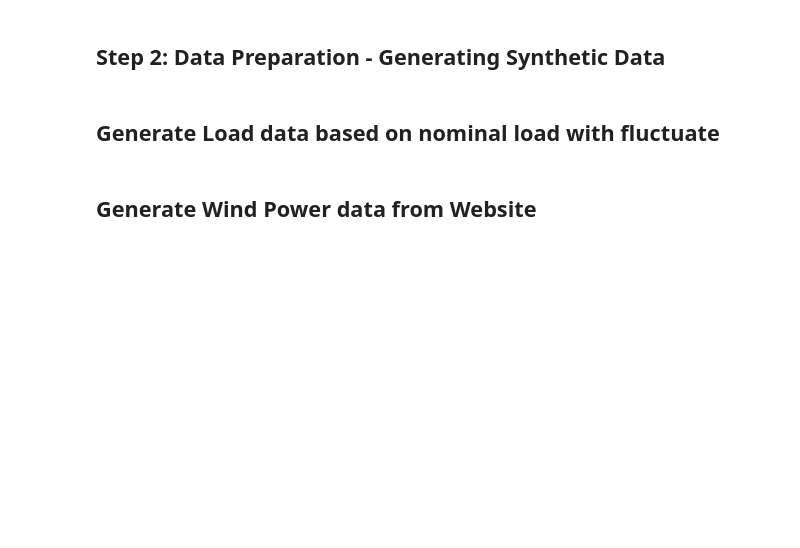
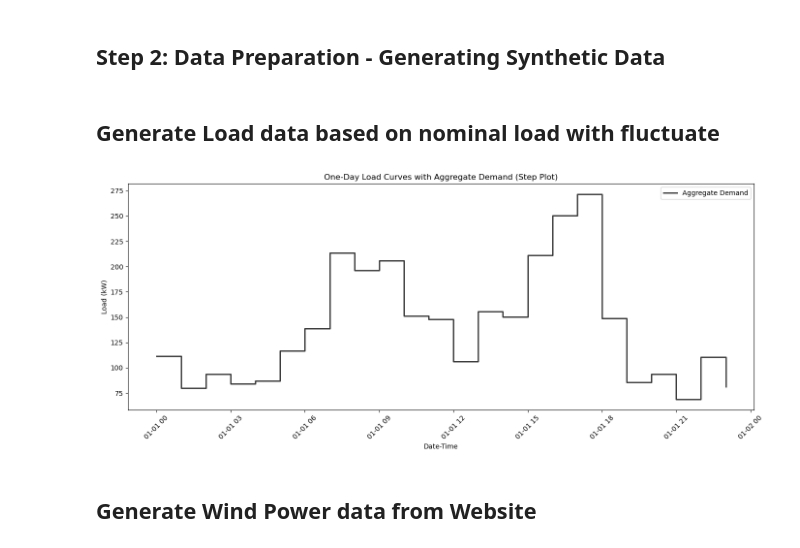
Before and after one commit to s240113/MLA2, a Jupyter notebook: A2.ipynb, the cells around one changed output. Cells and saved outputs as stored; diff of their text form; code cells hidden in the pictures; blank space fills up the shorter version.

Commit message:
generated load data

```diff
--- a/A2.ipynb
+++ b/A2.ipynb
@@ -26,31 +26,76 @@ import matplotlib.pyplot as plt
 # %%
 import numpy as np
 import pandas as pd
+import matplotlib.pyplot as plt
 
 # Define constants
 nominal_load_1 = 56
 nominal_load_2 = 112
 nominal_load_3 = 112
 hours_per_year = 365 * 24
 
-# Adding sinusoidal daily cycle and random noise for variability
-time = np.arange(hours_per_year)
-daily_cycle = 0.2 * np.sin(2 * np.pi * time / 24)  # Daily sinusoidal pattern (20% amplitude)
-seasonal_cycle = 0.1 * np.sin(2 * np.pi * time / (24 * 30))  # Monthly sinusoidal pattern (10% amplitude)
-seasonal_cycle_2 = 0.1 * np.sin(3 * np.pi * time / (24 * 30))
-random_noise = np.random.normal(0, 0.05, hours_per_year)  # Random noise
-random_noise_3 = np.random.normal(0, 0.1, hours_per_year)
-# Calculate hourly load
-# hourly_load_1 = nominal_load_1 * (1 + daily_cycle + seasonal_cycle + random_noise)
-# hourly_load_2 = nominal_load_2 * (1 + daily_cycle + seasonal_cycle_2 + random_noise)
-# hourly_load_3 = nominal_load_3 * (1 + daily_cycle + seasonal_cycle + random_noise_3)
+# Define a 24-hour load profile starting at 12 am for a realistic daily load curve
+night_load = [0.3] * 5          # Midnight to 5 am (12 am - 5 am)
+morning_peak = [0.3, 0.5, 0.8]  # 6 am - 8 am
+daytime_load = [0.8, 0.7, 0.6, 0.5, 0.4, 0.5]         # 9 am - 2 pm
+evening_peak = [0.6, 0.8, 0.9, 1]  # 3 pm - 6 pm
+late_evening_load = [0.6, 0.4, 0.3]  # 7 pm - 9 pm
+night_rest = [0.3] * 3          # 10 pm - 11 pm (wrap back to midnight)
 
-hourly_load_1 = np.clip(np.random.normal(0.5 * nominal_load_1, 0.15 * nominal_load_1, hours_per_year), 0, nominal_load_1)
-hourly_load_2 = np.clip(np.random.normal(0.5 * nominal_load_2, 0.15 * nominal_load_2, hours_per_year), 0, nominal_load_2)
-hourly_load_3 = np.clip(np.random.normal(0.5 * nominal_load_3, 0.15 * nominal_load_3, hours_per_year), 0, nominal_load_3)
-# Create DataFrame with timestamps
-dates = pd.date_range(start="2019-01-01", periods=hours_per_year, freq="H")
-load_data = pd.DataFrame({"Timestamp": dates, "Hourly_Load_1": hourly_load_1, "Hourly_Load_2": hourly_load_2, "Hourly_Load_3": hourly_load_3})
+# Combine all segments into a full 24-hour load profile starting from 12 am
+daily_base_profile = night_load + morning_peak + daytime_load + evening_peak + late_evening_load + night_rest
+
+# Function to generate a daily load profile with random noise for variability
+def generate_random_daily_profile(base_profile, nominal_load, noise_level=0.1):
+    noise = np.random.normal(0, noise_level, len(base_profile))  # Add random noise
+    profile_with_noise = np.array(base_profile) + noise
+    return np.clip(profile_with_noise * nominal_load, 20, nominal_load)  # Ensure non-negative values
+
+# Generate hourly data for one year with daily variability for each load
+yearly_load_curve_1, yearly_load_curve_2, yearly_load_curve_3 = [], [], []
+
+for _ in range(365):  # Generate data for each day
+    daily_profile_1 = generate_random_daily_profile(daily_base_profile, nominal_load_1)
+    daily_profile_2 = generate_random_daily_profile(daily_base_profile, nominal_load_2)
+    daily_profile_3 = generate_random_daily_profile(daily_base_profile, nominal_load_3)
+    yearly_load_curve_1.extend(daily_profile_1)
+    yearly_load_curve_2.extend(daily_profile_2)
+    yearly_load_curve_3.extend(daily_profile_3)
+
+# Create timestamps for each hour in the year
+timestamps = pd.date_range(start="2019-01-01", periods=hours_per_year, freq="H")
+
+# Create DataFrame with the generated data and calculate the aggregate demand
+load_data_aligned = pd.DataFrame({
+    "Timestamp": timestamps,
+    "Hourly_Load_1": yearly_load_curve_1,
+    "Hourly_Load_2": yearly_load_curve_2,
+    "Hourly_Load_3": yearly_load_curve_3,
+})
+
+# Calculate the aggregate demand
+
+load_data_aligned["Aggregate_Demand"] = (
+    load_data_aligned["Hourly_Load_1"] +
+    load_data_aligned["Hourly_Load_2"] +
+    load_data_aligned["Hourly_Load_3"]
+)
+
+# Plot a one-day sample (24 hours) with step plots to show individual loads and aggregate demand
+plt.figure(figsize=(14, 6))
+#plt.step(load_data_aligned["Timestamp"][:24], load_data_aligned["Hourly_Load_1"][:24], where="post", label="Load Curve 1 (56 kW)", alpha=0.8)
+#plt.step(load_data_aligned["Timestamp"][:24], load_data_aligned["Hourly_Load_2"][:24], where="post", label="Load Curve 2 (112 kW)", alpha=0.8)
+#plt.step(load_data_aligned["Timestamp"][:24], load_data_aligned["Hourly_Load_3"][:24], where="post", label="Load Curve 3 (112 kW)", alpha=0.8)
+plt.step(load_data_aligned["Timestamp"][:24], load_data_aligned["Aggregate_Demand"][:24], where="post", label="Aggregate Demand", color="black", linewidth=2, alpha=0.8)
+plt.xlabel("Date-Time")
+plt.ylabel("Load (kW)")
+plt.title("One-Day Load Curves with Aggregate Demand (Step Plot)")
+plt.legend()
+plt.xticks(rotation=45)
+plt.tight_layout()
+plt.show()
+# %% [output]
+[figure, added]
 # %% [markdown]
 ## Generate Wind Power data from Website
 # %%
```
Also changed, not shown: parts of 3 cells of this notebook.
